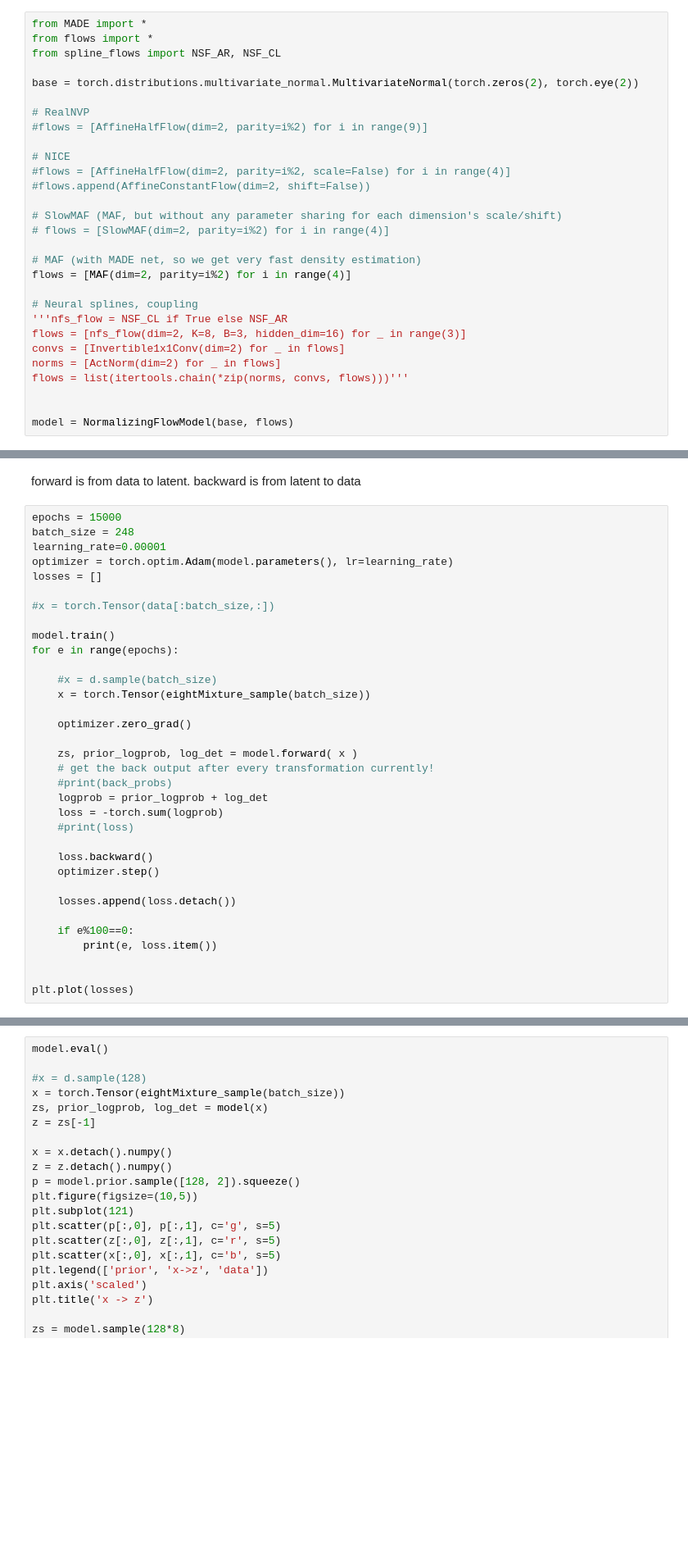
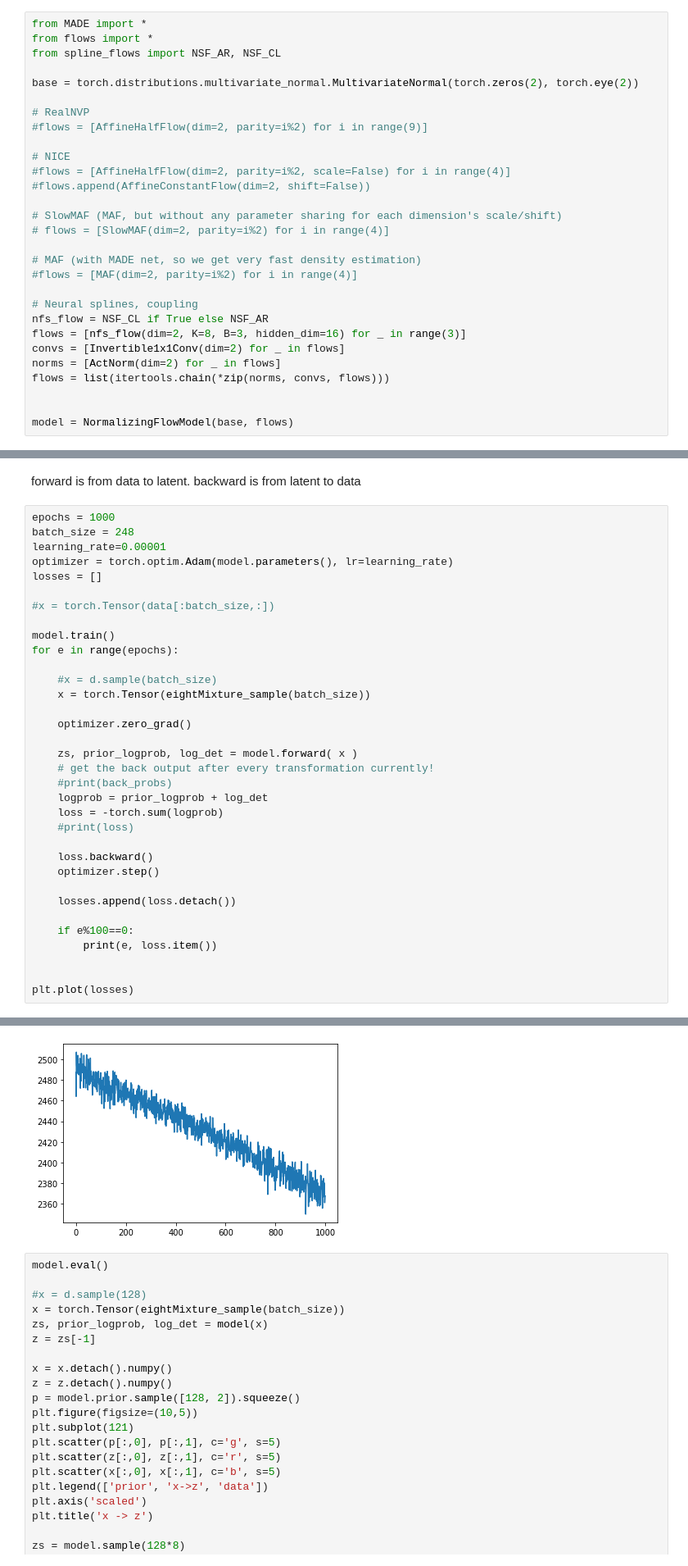
Before and after one commit to TrentBrick/learning-protein-landscapes, a Jupyter notebook: notebooks/Torch_DiscreteFlows.ipynb, the cells around one changed output, grey strips where cells are left out. Shown: that part at 82% size. Drawn from its saved outputs; the diff is of its cells as text; blank space fills up the shorter version.

```diff
--- a/notebooks/Torch_DiscreteFlows.ipynb
+++ b/notebooks/Torch_DiscreteFlows.ipynb
@@ -145,14 +148,14 @@ base = torch.distributions.multivariate_normal.MultivariateNormal(torch.zeros(2)
 # flows = [SlowMAF(dim=2, parity=i%2) for i in range(4)]
 
 # MAF (with MADE net, so we get very fast density estimation)
-flows = [MAF(dim=2, parity=i%2) for i in range(4)]
+#flows = [MAF(dim=2, parity=i%2) for i in range(4)]
 
 # Neural splines, coupling
-'''nfs_flow = NSF_CL if True else NSF_AR
+nfs_flow = NSF_CL if True else NSF_AR
 flows = [nfs_flow(dim=2, K=8, B=3, hidden_dim=16) for _ in range(3)]
 convs = [Invertible1x1Conv(dim=2) for _ in flows]
 norms = [ActNorm(dim=2) for _ in flows]
-flows = list(itertools.chain(*zip(norms, convs, flows)))'''
+flows = list(itertools.chain(*zip(norms, convs, flows)))
 
 
 model = NormalizingFlowModel(base, flows)
@@ -173,7 +176,7 @@ torch.Tensor
 # %% [markdown]
 forward is from data to latent. backward is from latent to data
 # %%
-epochs = 15000
+epochs = 1000
 batch_size = 248
 learning_rate=0.00001
 optimizer = torch.optim.Adam(model.parameters(), lr=learning_rate)
@@ -249,3 +224,4 @@ KeyboardInterrupt:
+[figure, added]
 # %%
 model.eval()
 
```
Also changed, not shown: parts of 8 cells of this notebook, 38 other files.
